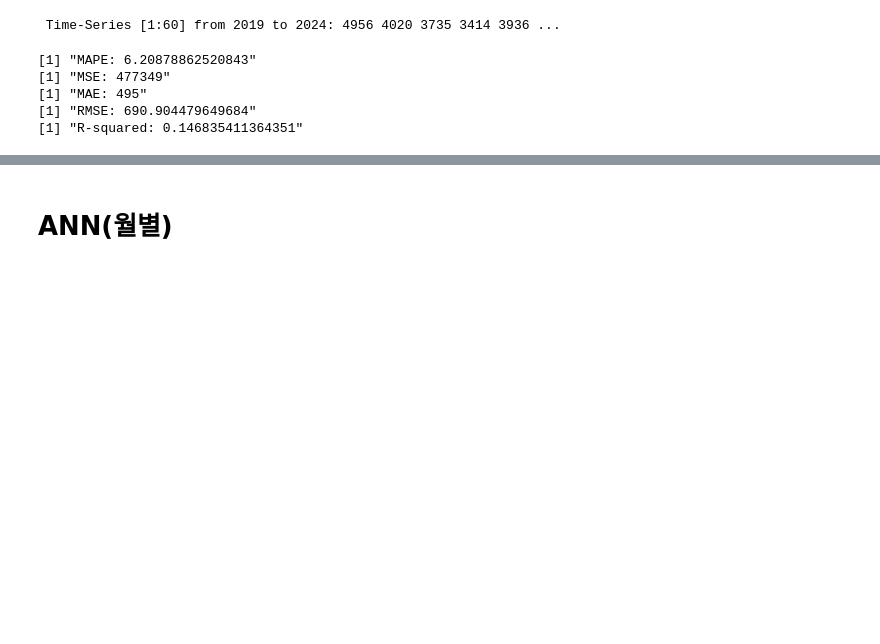
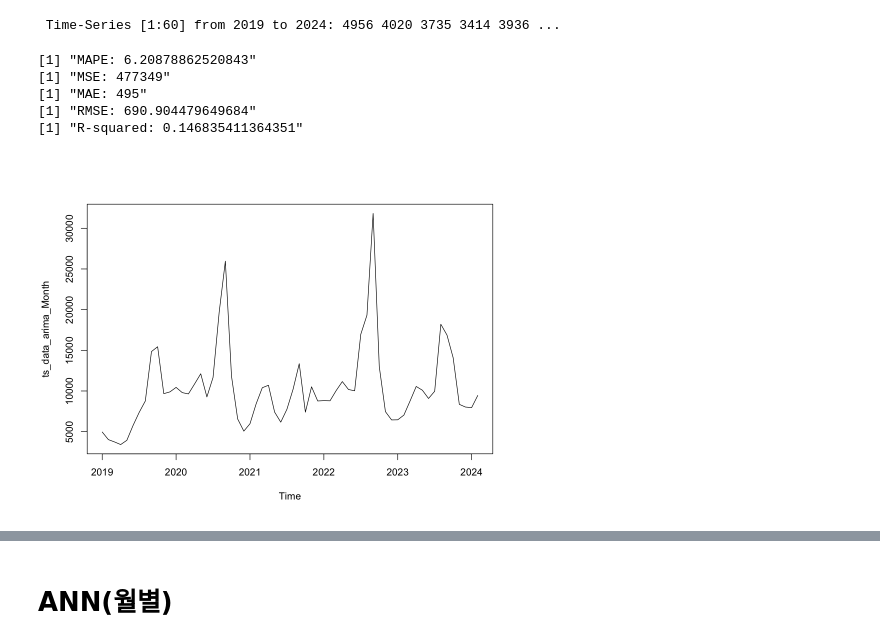
Before and after one commit to Third3team/RecoFarm_app, a Jupyter notebook: Project/4.배추가격예측.ipynb, the cells around one changed output, grey strips where cells are left out. Cells and saved outputs as stored; diff of their text form; code cells hidden in the pictures; blank space fills up the shorter version.

```diff
--- a/Project/4.배추가격예측.ipynb
+++ b/Project/4.배추가격예측.ipynb
@@ -2042,3 +2054,16 @@ print(paste("R-squared:", r_squared))
 [1] "MAE: 495"
 [1] "RMSE: 690.904479649684"
 [1] "R-squared: 0.146835411364351"
+# %%
+# ARIMA 예측 (3~6)
+
+dataResultMean_arima_v3 <- dataResultMean_arima_new
+
+# ts() 함수를 사용하여 시계열 객체 생성
+ts_data_arima_Month <- ts(dataResultMean_arima_v3$평균가격, start = 2019,frequency = 12)
+
+
+par(bg = 'white')
+plot(ts_data_arima_Month)
+# %% [output]
+[figure, added]
```
Also changed, not shown: parts of 17 cells of this notebook, 4 other files.
